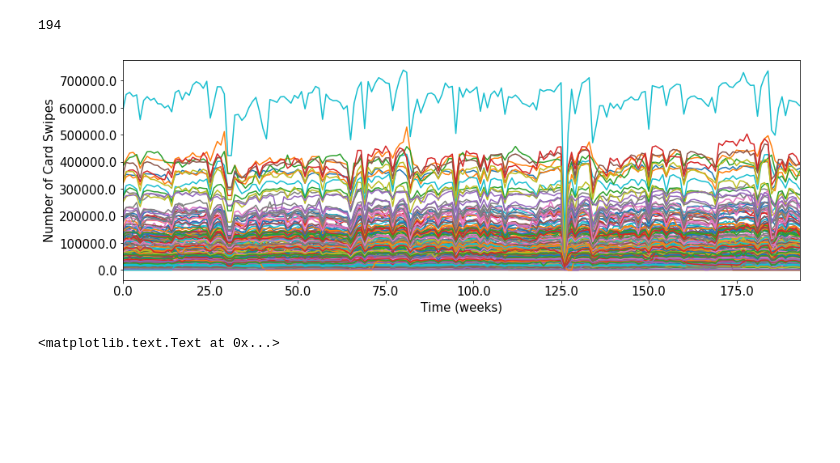
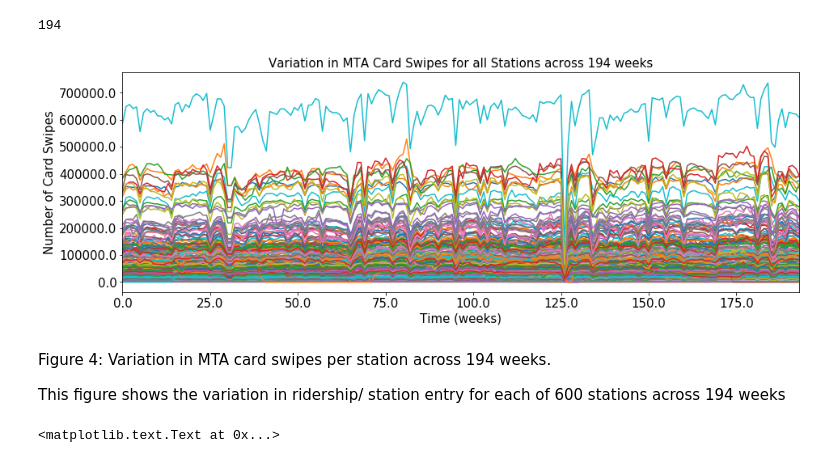
Before and after one commit to rxl204/PUI2017_rxl204, a Jupyter notebook: HW10_rxl204/HW10_rxl204.ipynb, the cells around one changed output. Cells and saved outputs as stored; diff of their text form; code cells hidden in the pictures; blank space fills up the shorter version.

```diff
--- a/HW10_rxl204/HW10_rxl204.ipynb
+++ b/HW10_rxl204/HW10_rxl204.ipynb
@@ -223,0 +236,11 @@ plt.tight_layout()
+# %%
+def test_stationarity(timeseries):
+    adftest = sm.tsa.adfuller(timeseries)
+
+    if (adftest[0] > adftest[4]['5%']):
+        print("{} \t | The series is not stationary".format(timeseries.name))
+    else:
+        print("{} \t | The series is stationary".format(timeseries.name))
+# %%
+for i in range(len(columns)):
+    test_stationarity(count_cardtype.iloc[:,i])
@@ -276,14 +318,19 @@ N
 # %%
 fig=pl.figure(figsize=(15,5))
 ax=fig.add_subplot(111)
 for i in range(N):
     ax = count_station[i].plot()
 ax.set_xticklabels(ax.get_xticks(), fontsize=15)
 ax.set_yticklabels(ax.get_yticks(), fontsize=15)
 plt.xlabel("Time (weeks)", fontsize=15)
-plt.ylabel("Number of Card Swipes", fontsize=15);
+plt.ylabel("Number of Card Swipes", fontsize=15)
+plt.title('Variation in MTA Card Swipes for all Stations across 194 weeks', fontsize=15);
 # %% [output]
-[figure, old version]
+[figure, new version]
+# %% [markdown]
+Figure 4: Variation in MTA card swipes per station across 194 weeks.
+
+This figure shows the variation in ridership/ station entry for each of 600 stations across 194 weeks
 # %%
 allperiods = [1./194, 1./104, 1./52, 1./26, 1./13, 1./8, 1./4, 1./2]
 fig = plt.figure(figsize=(15,10))
```
Also changed, not shown: parts of 20 cells of this notebook, 1 other file.
